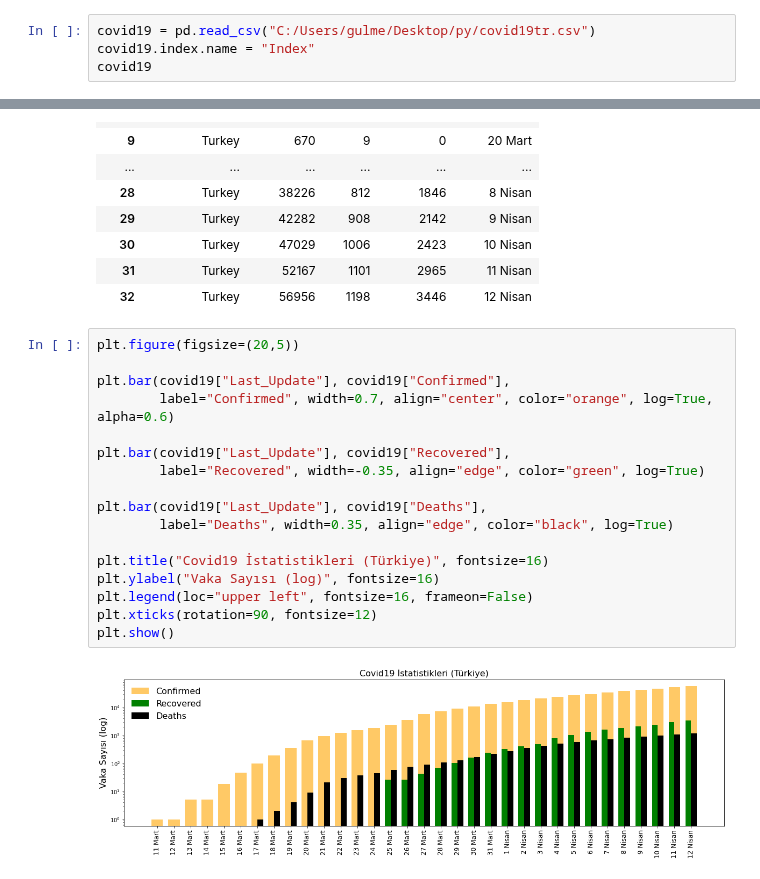
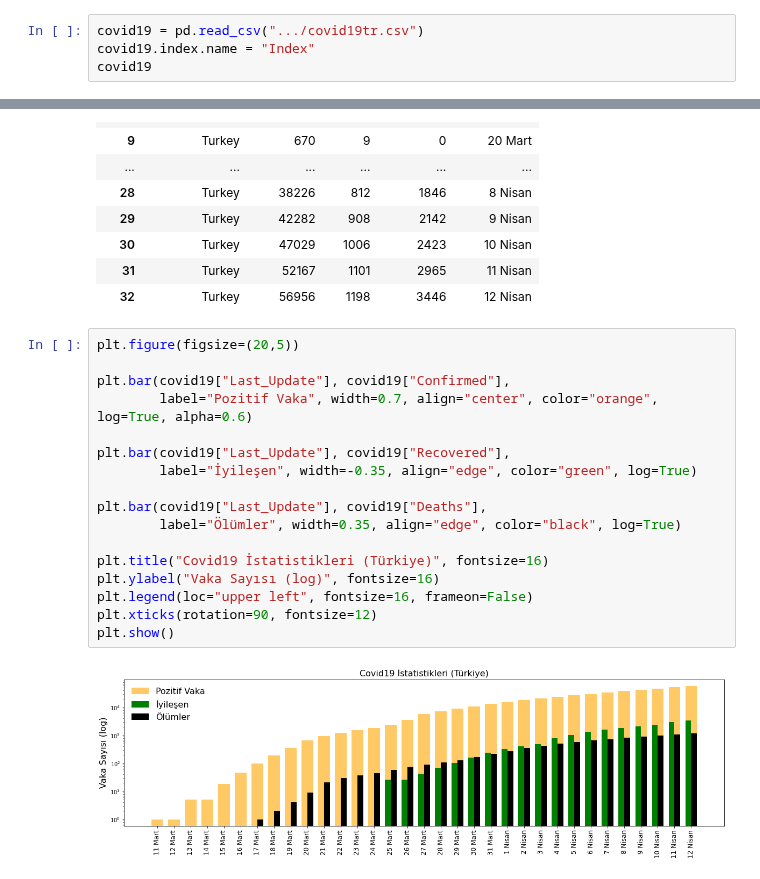
Before and after one commit to gulmert89/bootcamp_files, a Jupyter notebook: odev_matplotlib.ipynb, the cells around one changed output, grey strips where cells are left out. Drawn from its saved outputs; the diff is of its cells as text.

```diff
--- a/odev_matplotlib.ipynb
+++ b/odev_matplotlib.ipynb
@@ -8,7 +8,7 @@ import pandas as pd
 import matplotlib.pyplot as plt
 import numpy as np
 # %%
-covid19 = pd.read_csv("C:/Users/gulme/Desktop/py/covid19tr.csv")
+covid19 = pd.read_csv(".../covid19tr.csv")
 covid19.index.name = "Index"
 covid19
 # %% [output]
@@ -33,19 +33,19 @@ covid19
 # %%
 plt.figure(figsize=(20,5))
 
 plt.bar(covid19["Last_Update"], covid19["Confirmed"],
-        label="Confirmed", width=0.7, align="center", color="orange", log=True, alpha=0.6)
+        label="Pozitif Vaka", width=0.7, align="center", color="orange", log=True, alpha=0.6)
 
 plt.bar(covid19["Last_Update"], covid19["Recovered"],
-        label="Recovered", width=-0.35, align="edge", color="green", log=True)
+        label="İyileşen", width=-0.35, align="edge", color="green", log=True)
 
 plt.bar(covid19["Last_Update"], covid19["Deaths"],
-        label="Deaths", width=0.35, align="edge", color="black", log=True)
+        label="Ölümler", width=0.35, align="edge", color="black", log=True)
 
 plt.title("Covid19 İstatistikleri (Türkiye)", fontsize=16)
 plt.ylabel("Vaka Sayısı (log)", fontsize=16)
 plt.legend(loc="upper left", fontsize=16, frameon=False)
 plt.xticks(rotation=90, fontsize=12)
 plt.show()
 # %% [output]
-[figure, old version]
+[figure, new version]
```
